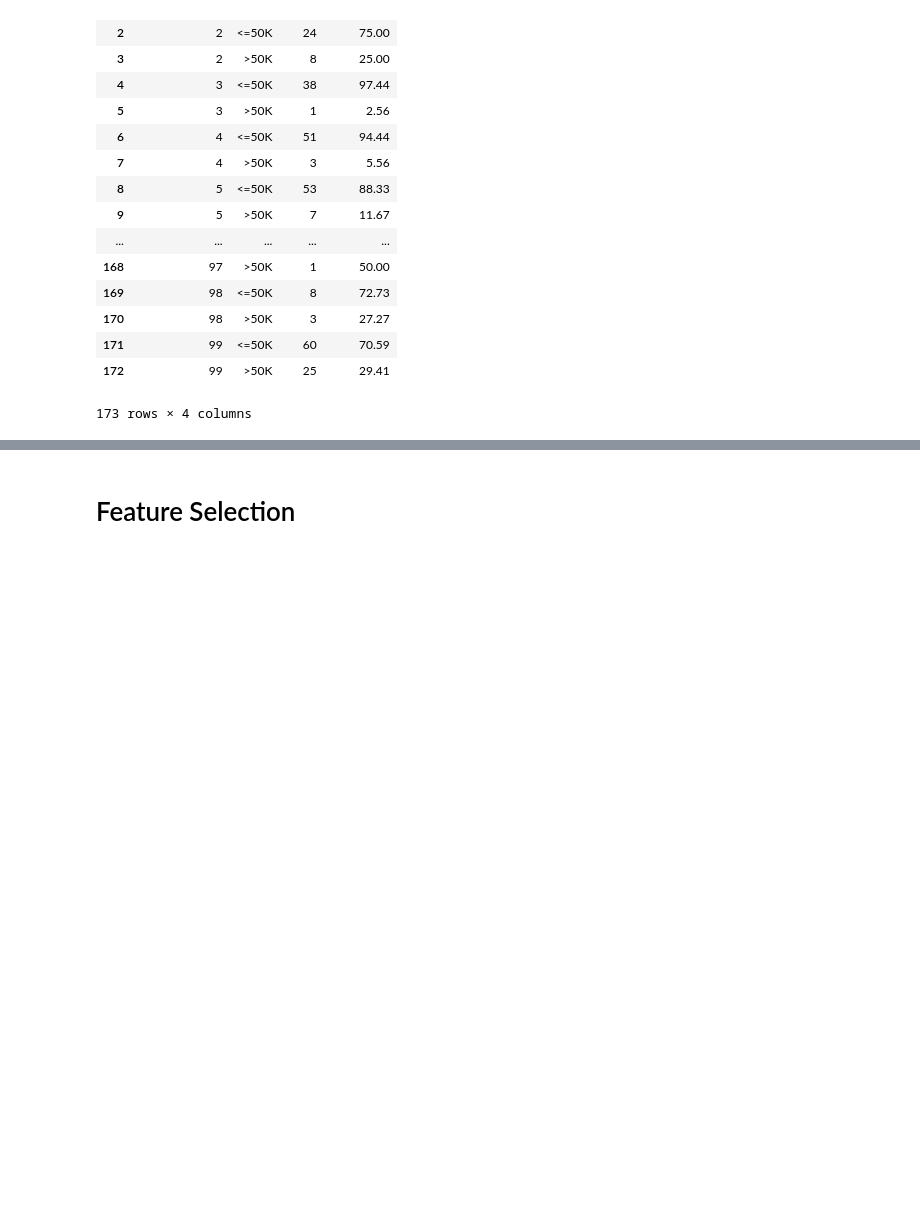
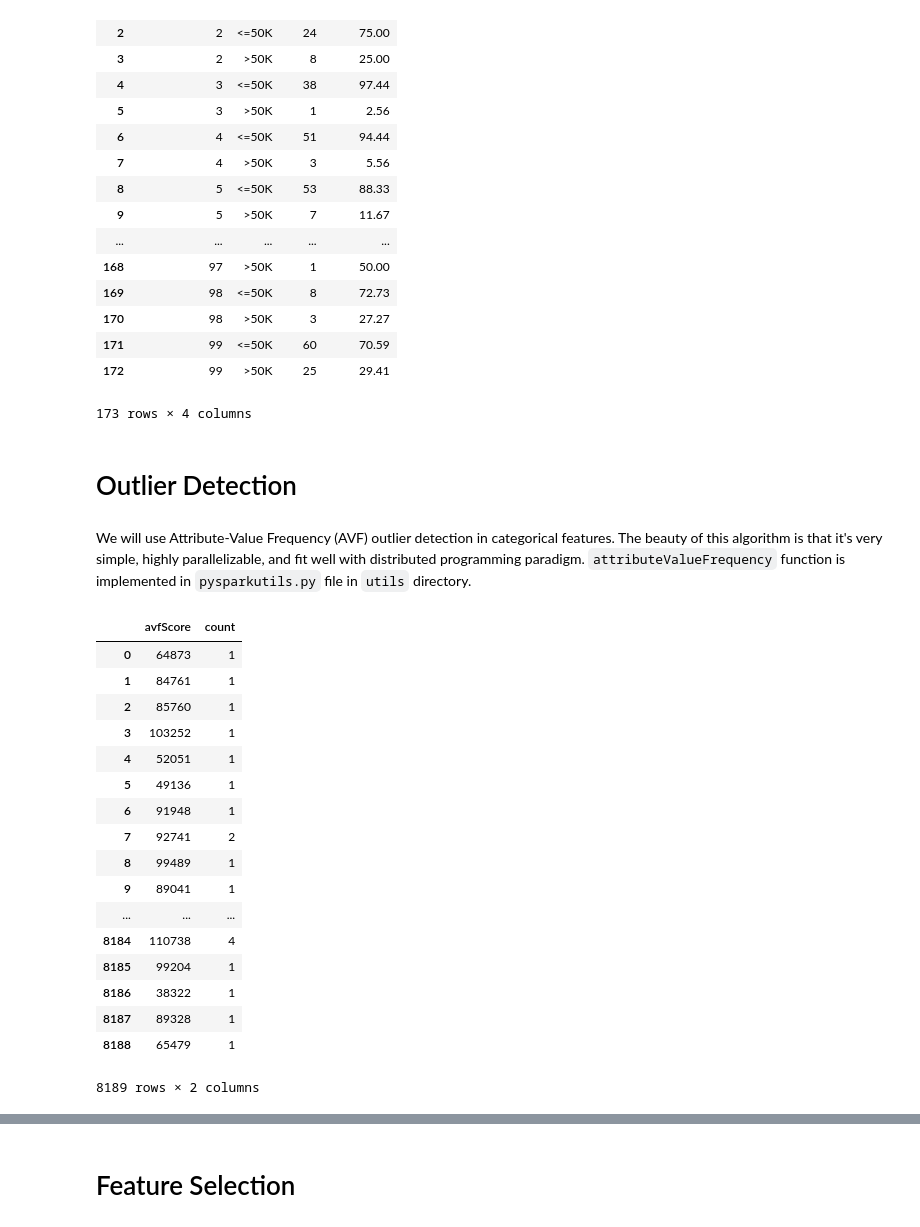
Before and after one commit to riyadparvez/pyspark-datascience, a Jupyter notebook: income/spark.ipynb, the cells around one changed output, grey strips where cells are left out. Cells and saved outputs as stored; diff of their text form; code cells hidden in the pictures; blank space fills up the shorter version.

```diff
--- a/income/spark.ipynb
+++ b/income/spark.ipynb
@@ -256,3 +258,36 @@ df.toPandas()
 | 171 | 99 | <=50K | 60 | 70.59 |
 | 172 | 99 | >50K | 25 | 29.41 |
 173 rows × 4 columns
+# %% [markdown]
+# Outlier Detection
+# %% [markdown]
+We will use Attribute-Value Frequency (AVF) outlier detection in categorical features. The beauty of this algorithm is that it's very simple, highly parallelizable, and fit well with distributed programming paradigm. `attributeValueFrequency` function is implemented in `pysparkutils.py` file in `utils` directory.
+# %%
+import seaborn as sns
+
+avfScoreCol = 'avfScore'
+categoricalCols = ['workclass', 'education', 'marital-status',
+                  'occupation', 'relationship', 'race', 'sex',
+                  'native-country']
+avfScore = attributeValueFrequency(train, categoricalCols)
+pdf = avfScore.groupby(avfScoreCol).count().toPandas()
+pdf
+# %% [output]
+|  | avfScore | count |
+| 0 | 64873 | 1 |
+| 1 | 84761 | 1 |
+| 2 | 85760 | 1 |
+| 3 | 103252 | 1 |
+| 4 | 52051 | 1 |
+| 5 | 49136 | 1 |
+| 6 | 91948 | 1 |
+| 7 | 92741 | 2 |
+| 8 | 99489 | 1 |
+| 9 | 89041 | 1 |
+| ... | ... | ... |
+| 8184 | 110738 | 4 |
+| 8185 | 99204 | 1 |
+| 8186 | 38322 | 1 |
+| 8187 | 89328 | 1 |
+| 8188 | 65479 | 1 |
+8189 rows × 2 columns
```
Also changed, not shown: parts of 10 cells of this notebook, 3 other files.
